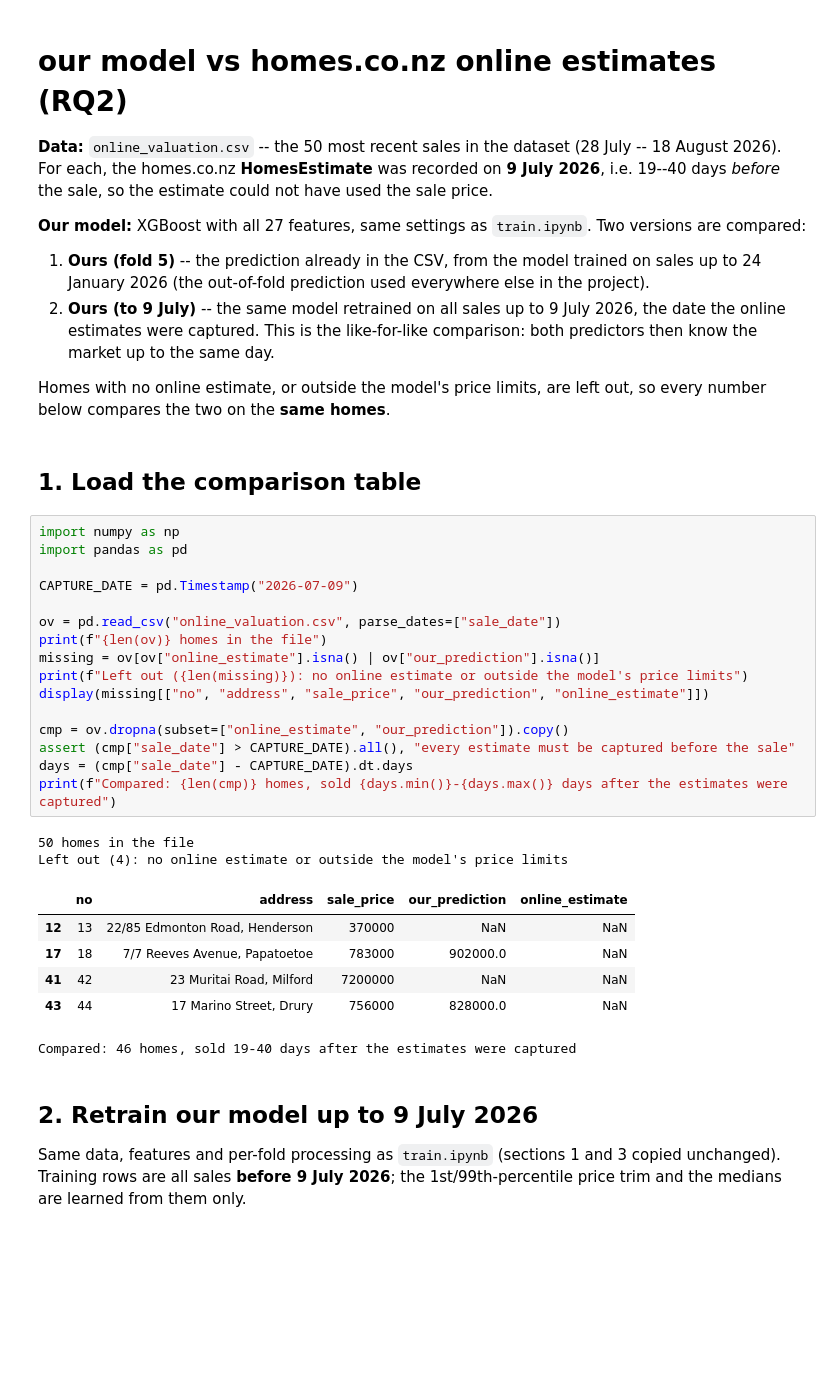
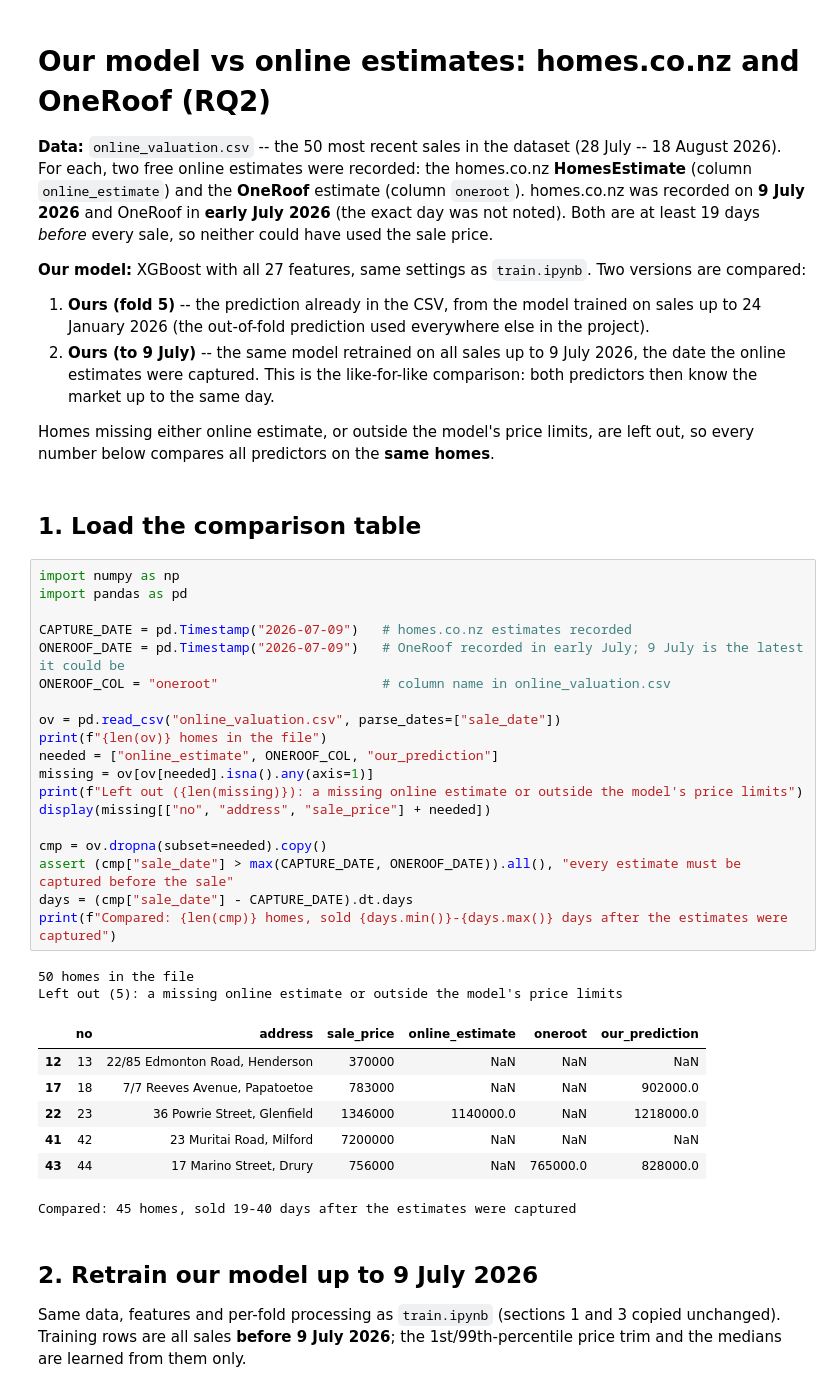
Before and after one commit to hugn456/COMPSCI_760_Group_3_Intelligent_Real_Estate_Price_Prediction_Model, a Jupyter notebook: online_valuation.ipynb, the cells around one changed output. Saved outputs shown, nothing was run; the diff lists cells and outputs as text; blank space fills up the shorter version.

```diff
--- a/online_valuation.ipynb
+++ b/online_valuation.ipynb
@@ -1,10 +1,13 @@
 # %% [markdown]
-# our model vs homes.co.nz online estimates (RQ2)
+# Our model vs online estimates: homes.co.nz and OneRoof (RQ2)
 
 **Data:** `online_valuation.csv` -- the 50 most recent sales in the dataset
-(28 July -- 18 August 2026). For each, the homes.co.nz **HomesEstimate**
-was recorded on **9 July 2026**, i.e. 19--40 days *before* the sale, so the
-estimate could not have used the sale price.
+(28 July -- 18 August 2026). For each, two free online estimates were
+recorded: the homes.co.nz **HomesEstimate** (column `online_estimate`) and
+the **OneRoof** estimate (column `oneroot`). homes.co.nz was recorded on
+**9 July 2026** and OneRoof in **early July 2026** (the exact day was not
+noted). Both are at least 19 days *before* every sale, so neither could
+have used the sale price.
 
 **Our model:** XGBoost with all 27 features, same settings as
 `train.ipynb`. Two versions are compared:
@@ -17,35 +20,40 @@ estimate could not have used the sale price.
    like-for-like comparison: both predictors then know the market up to
    the same day.
 
-Homes with no online estimate, or outside the model's price limits, are
-left out, so every number below compares the two on the **same homes**.
+Homes missing either online estimate, or outside the model's price limits,
+are left out, so every number below compares all predictors on the **same
+homes**.
 # %% [markdown]
 ## 1. Load the comparison table
 # %%
 import numpy as np
 import pandas as pd
 
-CAPTURE_DATE = pd.Timestamp("2026-07-09")
+CAPTURE_DATE = pd.Timestamp("2026-07-09")   # homes.co.nz estimates recorded
+ONEROOF_DATE = pd.Timestamp("2026-07-09")   # OneRoof recorded in early July; 9 July is the latest it could be
+ONEROOF_COL = "oneroot"                     # column name in online_valuation.csv
 
 ov = pd.read_csv("online_valuation.csv", parse_dates=["sale_date"])
 print(f"{len(ov)} homes in the file")
-missing = ov[ov["online_estimate"].isna() | ov["our_prediction"].isna()]
-print(f"Left out ({len(missing)}): no online estimate or outside the model's price limits")
-display(missing[["no", "address", "sale_price", "our_prediction", "online_estimate"]])
+needed = ["online_estimate", ONEROOF_COL, "our_prediction"]
+missing = ov[ov[needed].isna().any(axis=1)]
+print(f"Left out ({len(missing)}): a missing online estimate or outside the model's price limits")
+display(missing[["no", "address", "sale_price"] + needed])
 
-cmp = ov.dropna(subset=["online_estimate", "our_prediction"]).copy()
-assert (cmp["sale_date"] > CAPTURE_DATE).all(), "every estimate must be captured before the sale"
+cmp = ov.dropna(subset=needed).copy()
+assert (cmp["sale_date"] > max(CAPTURE_DATE, ONEROOF_DATE)).all(), "every estimate must be captured before the sale"
 days = (cmp["sale_date"] - CAPTURE_DATE).dt.days
 print(f"Compared: {len(cmp)} homes, sold {days.min()}-{days.max()} days after the estimates were captured")
 # %% [output]
 50 homes in the file
-Left out (4): no online estimate or outside the model's price limits
+Left out (5): a missing online estimate or outside the model's price limits
-|  | no | address | sale_price | our_prediction | online_estimate |
-| 12 | 13 | 22/85 Edmonton Road, Henderson | 370000 | NaN | NaN |
-| 17 | 18 | 7/7 Reeves Avenue, Papatoetoe | 783000 | 902000.0 | NaN |
-| 41 | 42 | 23 Muritai Road, Milford | 7200000 | NaN | NaN |
-| 43 | 44 | 17 Marino Street, Drury | 756000 | 828000.0 | NaN |
+|  | no | address | sale_price | online_estimate | oneroot | our_prediction |
+| 12 | 13 | 22/85 Edmonton Road, Henderson | 370000 | NaN | NaN | NaN |
+| 17 | 18 | 7/7 Reeves Avenue, Papatoetoe | 783000 | NaN | NaN | 902000.0 |
+| 22 | 23 | 36 Powrie Street, Glenfield | 1346000 | 1140000.0 | NaN | 1218000.0 |
+| 41 | 42 | 23 Muritai Road, Milford | 7200000 | NaN | NaN | NaN |
+| 43 | 44 | 17 Marino Street, Drury | 756000 | NaN | 765000.0 | 828000.0 |
-Compared: 46 homes, sold 19-40 days after the estimates were captured
+Compared: 45 homes, sold 19-40 days after the estimates were captured
 # %% [markdown]
 ## 2. Retrain our model up to 9 July 2026
 
```
Also changed, not shown: parts of 8 cells of this notebook, 12 other files.
